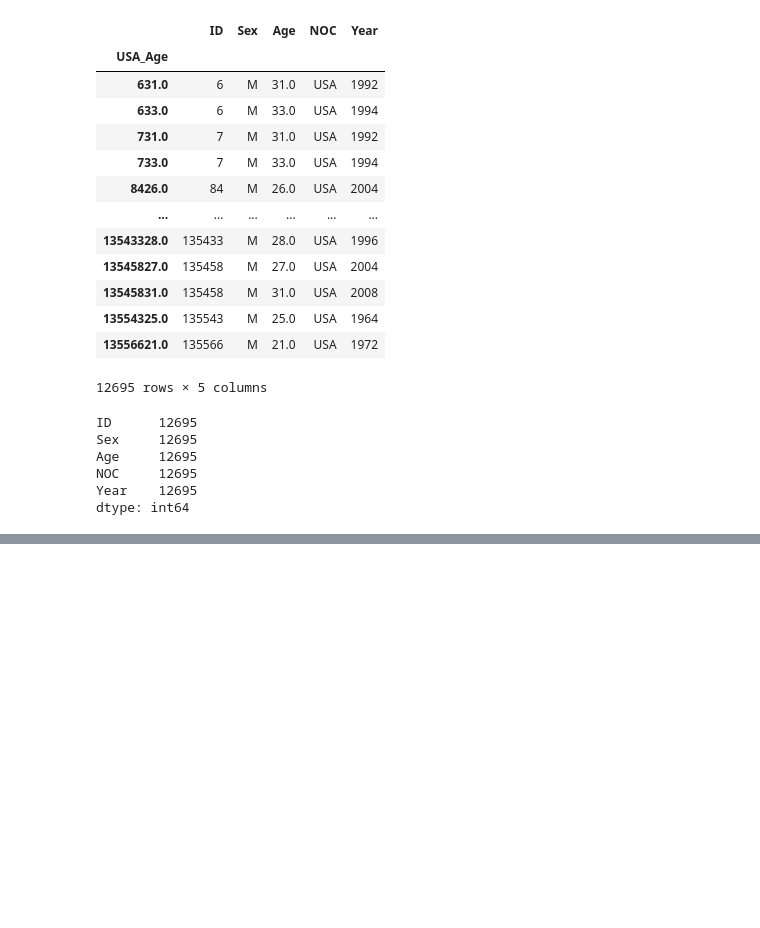
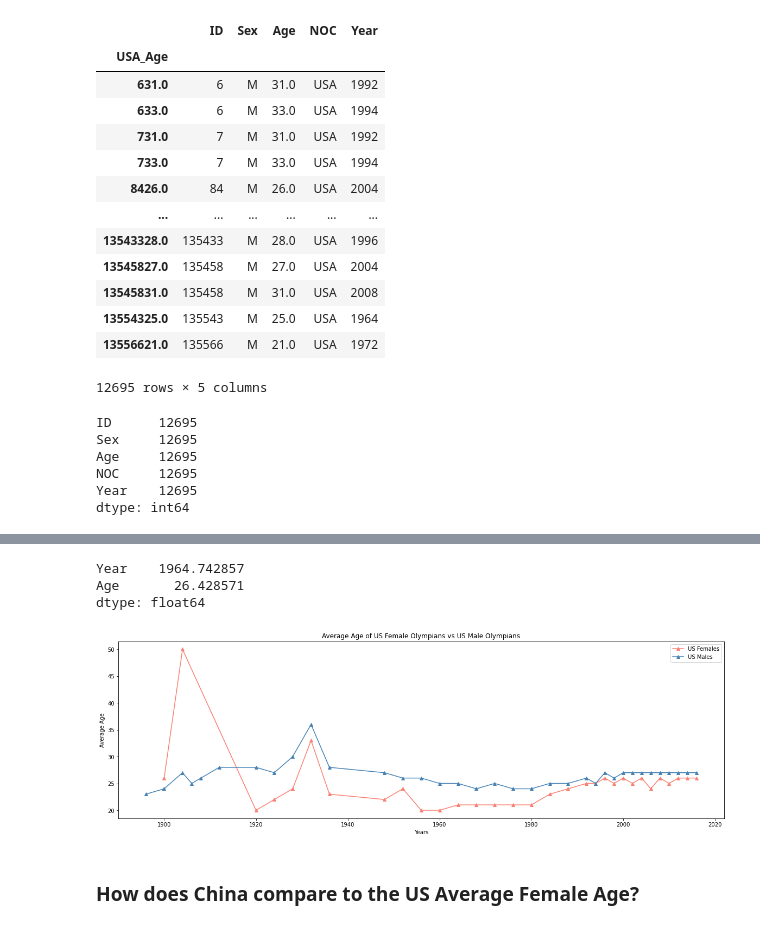
Before and after one commit to fhelms8/Git_Sum_Group_Prj, a Jupyter notebook: Tyler_Work_Age.ipynb, the cells around one changed output, grey strips where cells are left out. Drawn from its saved outputs; the diff is of its cells as text; code cells hidden in the pictures; blank space fills up the shorter version.

```diff
--- a/Tyler_Work_Age.ipynb
+++ b/Tyler_Work_Age.ipynb
@@ -446,0 +141,4 @@ plt.show()
+# %%
+#Filtering data for Male and Femal US Olympians
+fem_filter = us_reduced[(starter_age_df["Sex"] == "F")]
+male_filter = us_reduced[(starter_age_df["Sex"] == "M")]
@@ -446,0 +176,7 @@ plt.show()
+# %%
+#Filtering to get average age of Male Olympians by year
+male_age_year = male_filter.groupby(["Year"])
+male_age_count = round(male_age_year['Age'].mean())
+male_age_final = pd.DataFrame(data=male_age_count)
+us_men_age = male_age_final.reset_index()
+us_men_age
@@ -446,0 +201,29 @@ plt.show()
+# %%
+us_men_age.mean()
+# %% [output]
+Year    1964.742857
+Age       26.428571
+dtype: float64
+# %%
+#Creating line chart for comparison of Male vs Female US Olympians
+us_women = us_women_age
+us_men = us_men_age
+
+f = plt.figure()
+f.set_figwidth(20)
+f.set_figheight(6)
+
+plt.plot(us_women['Year'], us_women['Age'], marker = '^', color='salmon', label= "US Females")
+plt.plot(us_men['Year'], us_men['Age'], marker = '^', color='steelblue', label= "US Males")
+
+plt.xlabel("Years")
+plt.ylabel("Average Age")
+plt.title("Average Age of US Female Olympians vs US Male Olympians")
+plt.legend(loc="upper right")
+
+
+plt.show()
+# %% [output]
+[figure, added]
+# %% [markdown]
+### How does China compare to the US Average Female Age?
```
Also changed, not shown: parts of 60 cells of this notebook.
